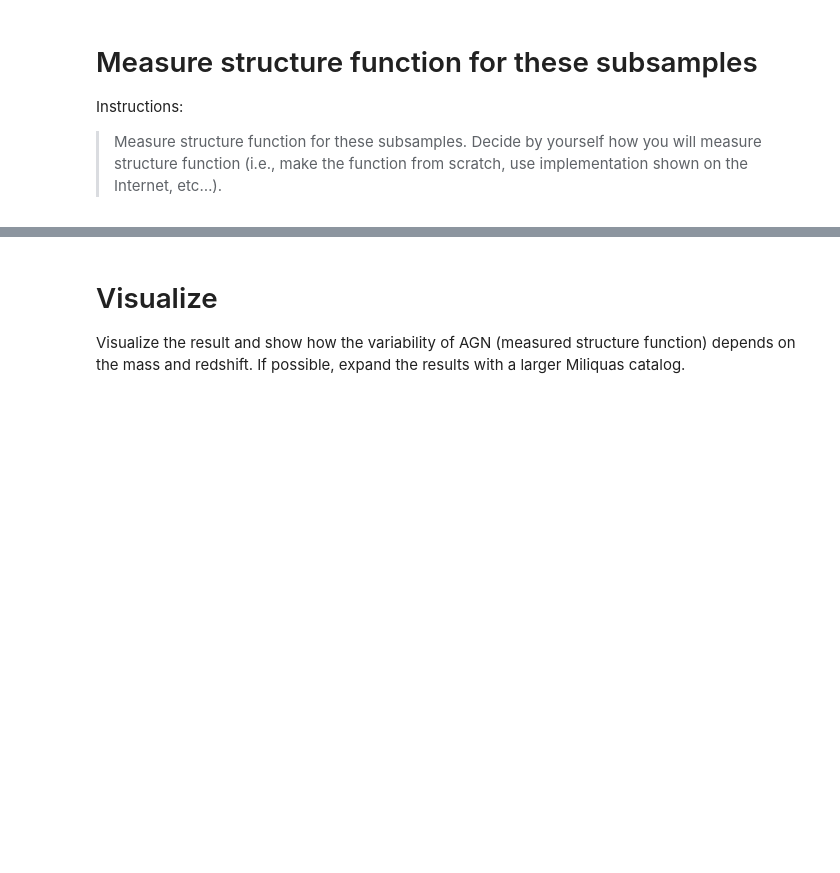
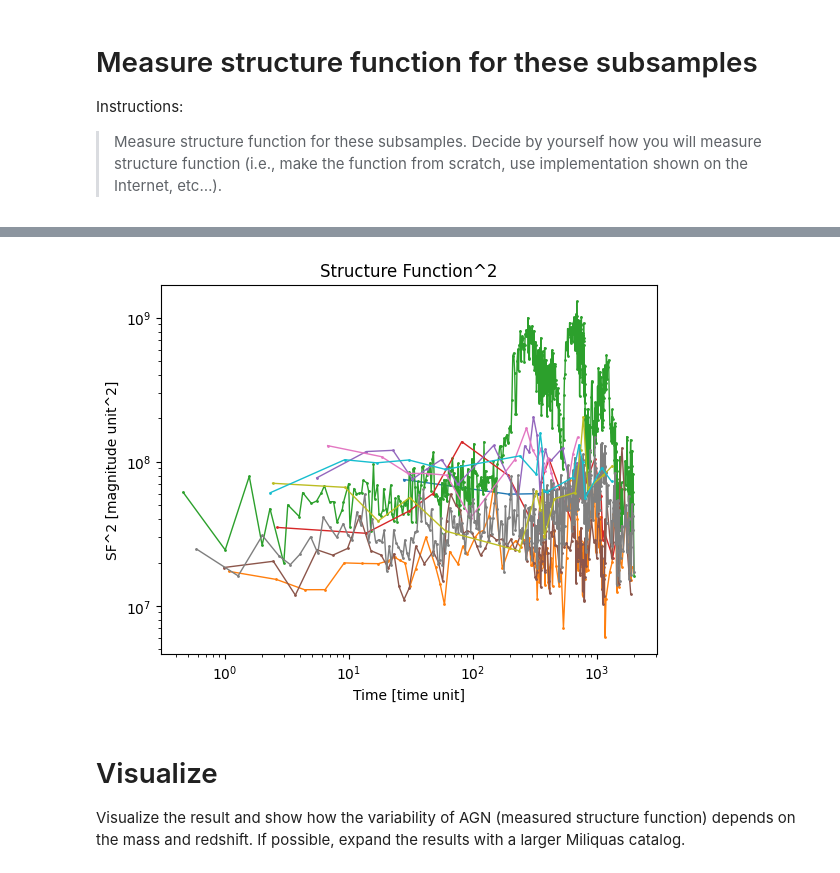
Before and after one commit to lsst-sitcom/linccf, a Jupyter notebook: agn_variability/agn_variability.ipynb, the cells around one changed output, grey strips where cells are left out. Cells and saved outputs as stored; diff of their text form; code cells hidden in the pictures; blank space fills up the shorter version.

```diff
--- a/agn_variability/agn_variability.ipynb
+++ b/agn_variability/agn_variability.ipynb
@@ -239,0 +652,29 @@ Instructions:
+# %%
+results = []
+for i in range(len(subset)):
+    times = np.array(subset["hmjd_ztf"])[i]
+    mags = np.array(subset["mag_ztf"])[i]
+    errors_mag = np.array(subset["magerr_ztf"])[i]
+    fluxes = mag2flux(mags)
+    errors = mag2flux(errors_mag)
+    results.append(calc_sf2(times, fluxes, errors, sf_method="macleod_2012"))
+# %%
+plt.figure()
+
+for res in results:
+    plt.plot(
+            res["dt"],
+            res["sf2"],
+            marker=".",
+            linewidth=1,
+            markersize=2
+        )
+
+plt.yscale("log")
+plt.xscale("log")
+plt.title("Structure Function^2")
+plt.xlabel("Time [time unit]")
+plt.ylabel("SF^2 [magnitude unit^2]")
+plt.show()
+# %% [output]
+[figure, added]
```
Also changed, not shown: parts of 59 cells of this notebook, 3 other files.
